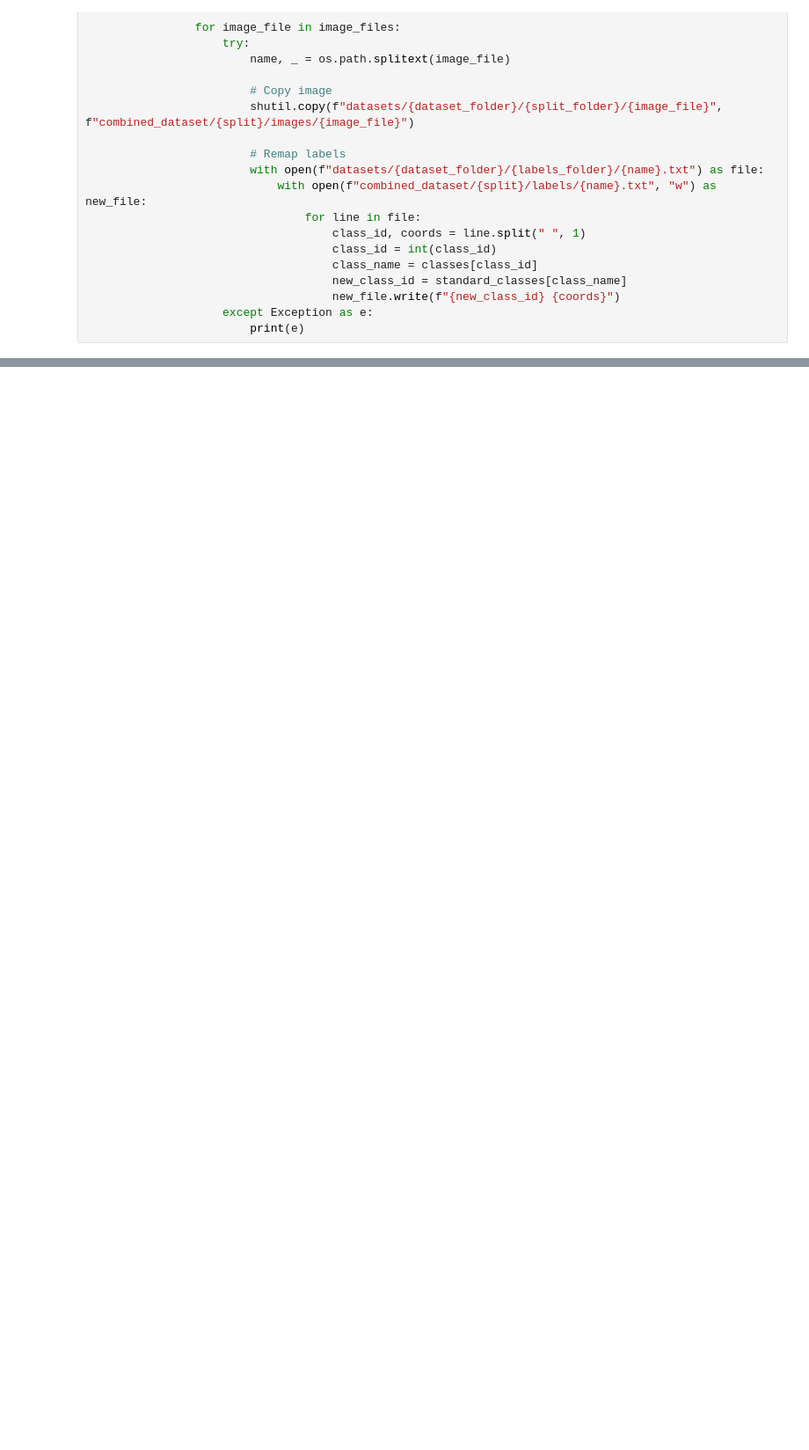
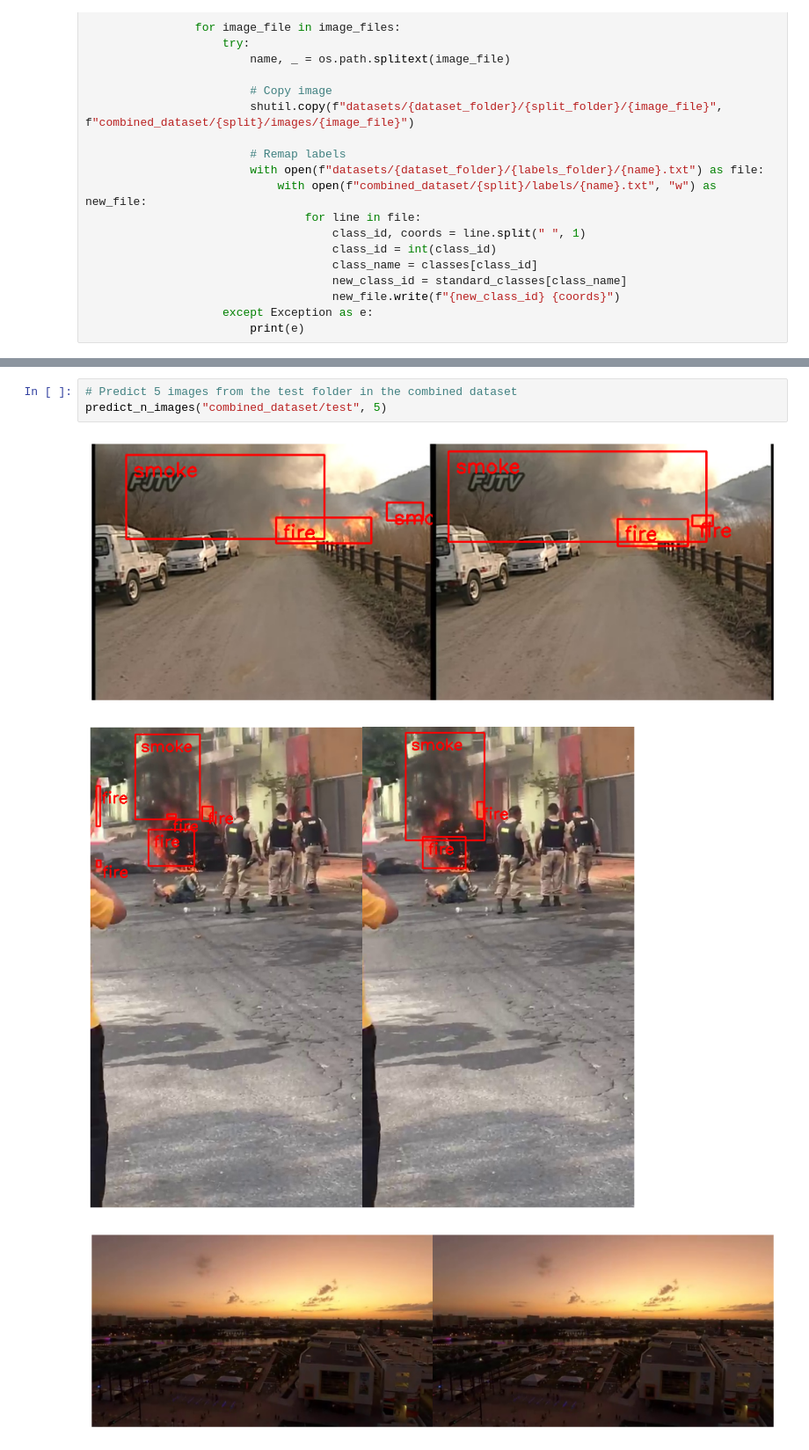
Before and after one commit to KevinPNguy01/Fire-Detection, a Jupyter notebook: MindHome_Fire.ipynb, the cells around one changed output, grey strips where cells are left out. Shown at 88% size. Saved outputs shown, nothing was run; the diff lists cells and outputs as text; blank space fills up the shorter version.

```diff
--- a/MindHome_Fire.ipynb
+++ b/MindHome_Fire.ipynb
@@ -289,0 +316,7 @@ Can't receive frame (stream end?). Exiting ...
+# %%
+# Predict 5 images from the test folder in the combined dataset
+predict_n_images("combined_dataset/test", 5)
+# %% [output]
+[figure, added]
+[figure, added]
+[figure, added]
```
Also changed, not shown: parts of 18 cells of this notebook, 1 other file.
